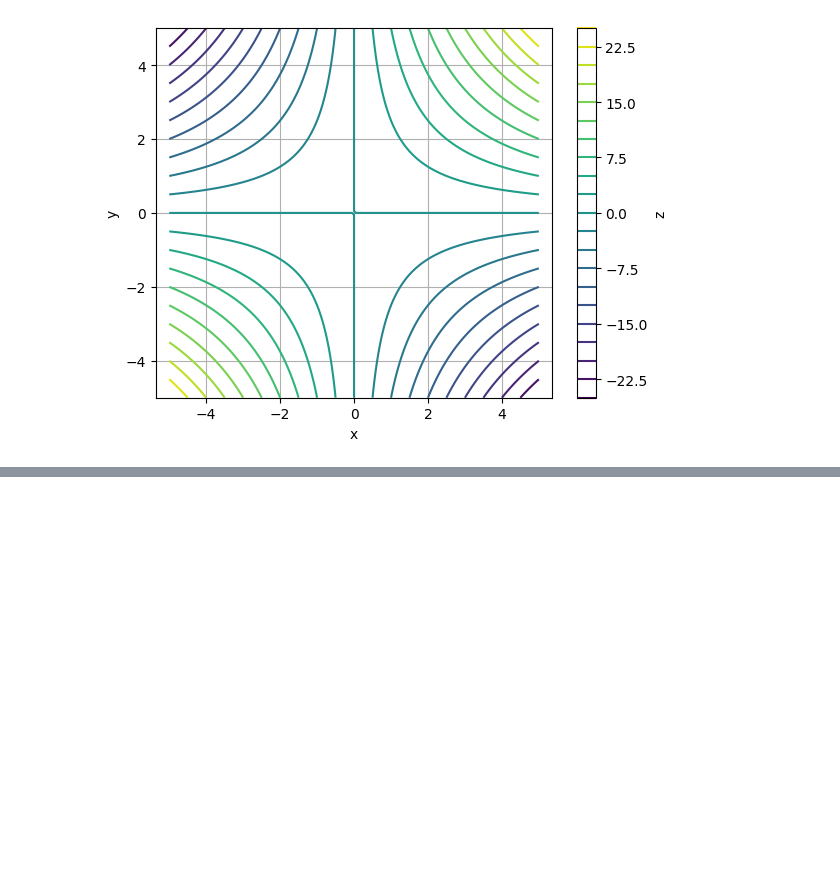
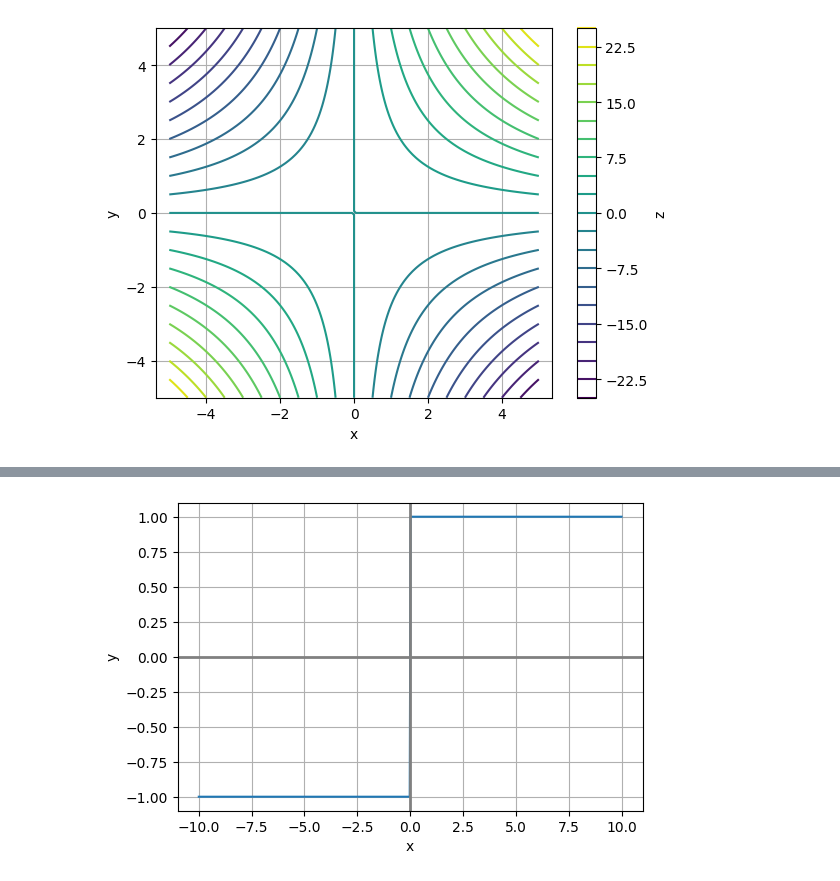
Before and after one commit to k26rahul/Machine-Learning-IITM, a Jupyter notebook: mlf-week-2/Graph-Of-Functions.ipynb, the cells around one changed output, grey strips where cells are left out. Drawn from its saved outputs; the diff is of its cells as text; code cells hidden in the pictures; blank space fills up the shorter version.

```diff
--- a/mlf-week-2/Graph-Of-Functions.ipynb
+++ b/mlf-week-2/Graph-Of-Functions.ipynb
@@ -152,0 +161,6 @@ plotly_surface(X, Y, Z)
+# %%
+x = np.linspace(-10, 10, 500)
+y = np.sign(x)
+plot_xy(x, y)
+# %% [output]
+[figure, added]
```
Also changed, not shown: parts of 8 cells of this notebook, 3 other files.
